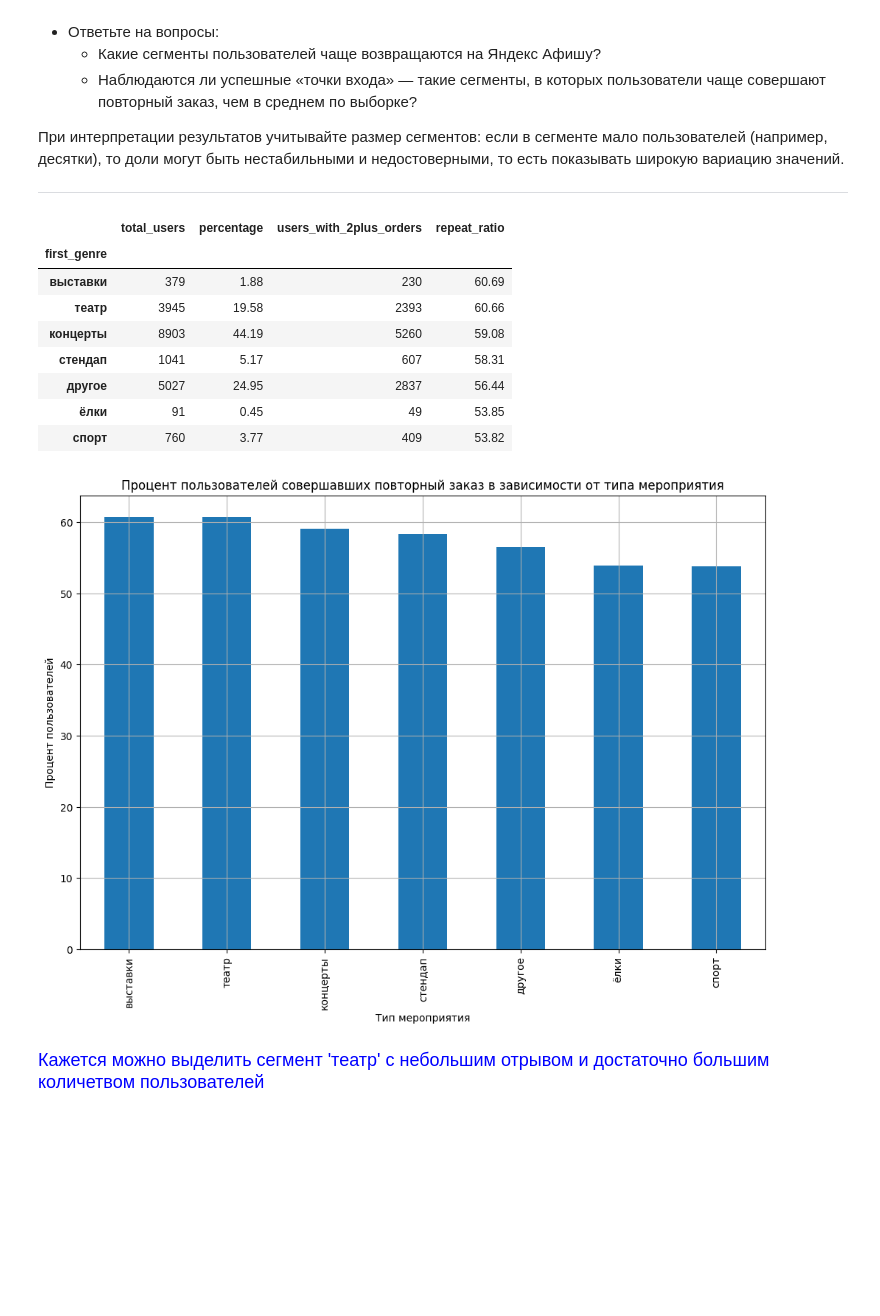
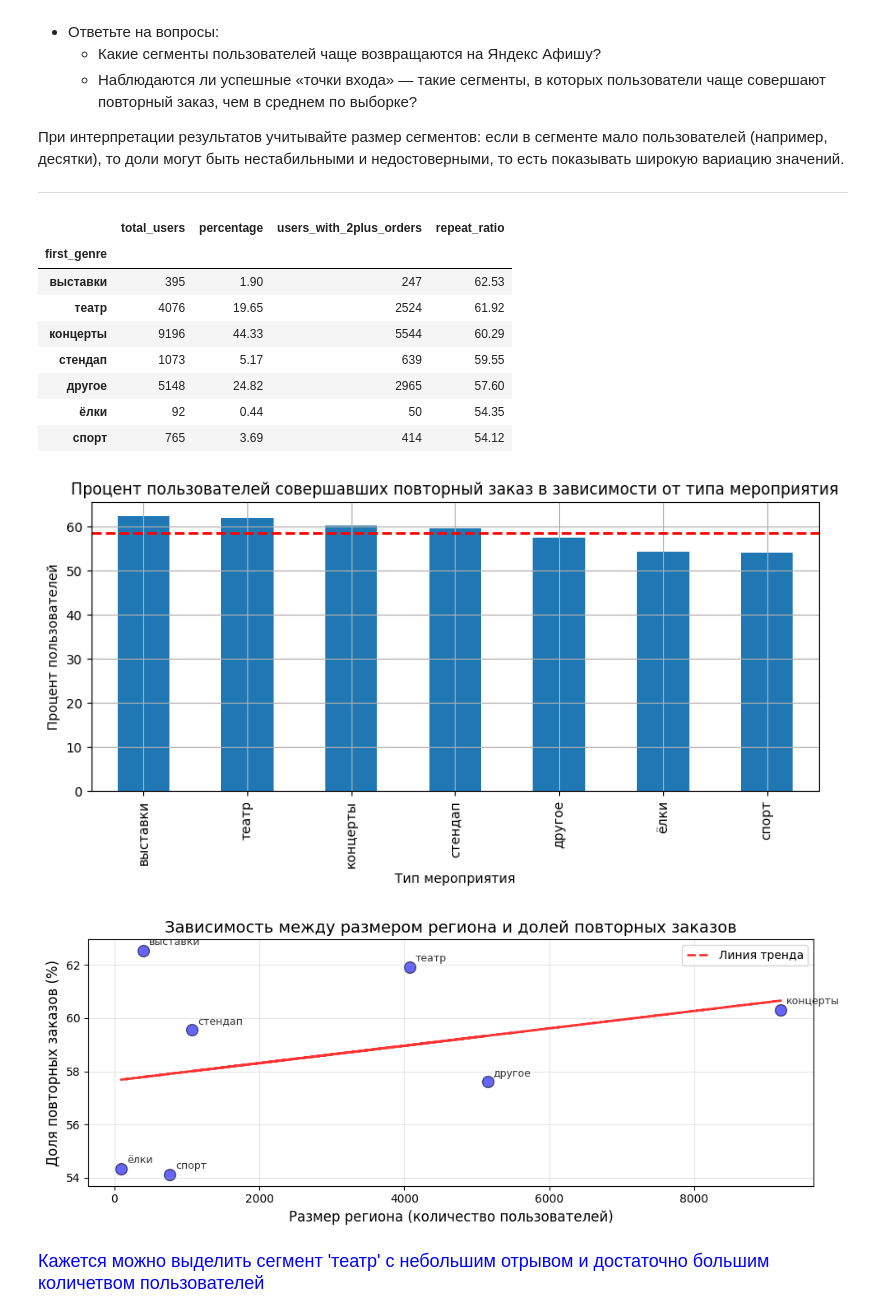
Before and after one commit to relaxeddd/ya-afisha-analysis, a Jupyter notebook: ya-afisha.ipynb, the cells around one changed output. Saved outputs shown, nothing was run; the diff lists cells and outputs as text; code cells hidden in the pictures; blank space fills up the shorter version.

```diff
--- a/ya-afisha.ipynb
+++ b/ya-afisha.ipynb
@@ -635,5 +693,5 @@ print(df.shape[0] - df_filtered_tickets.shape[0])
 # %%
-user_profile = df_filtered_tickets.groupby('user_id').agg(
+user_profile = df.groupby('user_id').agg(
     first_order_date=('order_dt', 'min'),
     last_order_date=('order_dt', 'max'),
     first_device=('device_type_canonical', 'first'),
@@ -646,8 +704,8 @@ user_profile = df_filtered_tickets.groupby('user_id').agg(
     avg_days_between_orders=('days_since_prev', 'mean')     # Среднее время между заказами (исключая NaN)
 ).reset_index()
 # %%
-# Совершил ли пользователь 2 и более заказа
-user_profile['is_two'] = (user_profile['total_orders'] >= 2).astype(int)
-# Совершил ли пользователь 5 и более заказов
-user_profile['is_five'] = (user_profile['total_orders'] >= 5).astype(int)
+user_profile = user_profile.assign(
+    is_two=lambda x: (x['total_orders'] >= 2).astype(int),
+    is_five=lambda x: (x['total_orders'] >= 5).astype(int)
+)
 # %%
@@ -940,2 +1006,4 @@ print(user_profile_filtered.shape)
+# %%
+user_profile = user_profile_total_orders_95
 # %% [markdown]
 <div style="font-size: 18px; line-height: 1.5; color: blue;">
@@ -1076,42 +1126,73 @@ partner_groups
 ---
 # %%
 #Группировка по типу первого мероприятия с отображением процента пользователей с повторными заказами
-event_type_groups_2_orders = user_profile_filtered.groupby('first_genre').agg(
+genre_gr = user_profile.groupby('first_genre').agg(
     total_users=('user_id', 'count'),
-    percentage=('user_id', lambda x: len(x) / len(user_profile_filtered) * 100),
+    percentage=('user_id', lambda x: len(x) / len(user_profile) * 100),
     users_with_2plus_orders=('is_two', 'sum')
 ).round(2)
-event_type_groups_2_orders['repeat_ratio'] = (event_type_groups_2_orders['users_with_2plus_orders'] / event_type_groups_2_orders['total_users'] * 100).round(2)
-event_type_groups_2_orders = event_type_groups_2_orders.sort_values('repeat_ratio', ascending=False)
+genre_gr['repeat_ratio'] = (genre_gr['users_with_2plus_orders'] / genre_gr['total_users'] * 100).round(2)
+genre_gr = genre_gr.sort_values('repeat_ratio', ascending=False)
 
-event_type_groups_2_orders
+genre_gr
 # %% [output]
 |  | total_users | percentage | users_with_2plus_orders | repeat_ratio |
 | first_genre |  |  |  |  |
-| выставки | 379 | 1.88 | 230 | 60.69 |
-| театр | 3945 | 19.58 | 2393 | 60.66 |
-| концерты | 8903 | 44.19 | 5260 | 59.08 |
-| стендап | 1041 | 5.17 | 607 | 58.31 |
-| другое | 5027 | 24.95 | 2837 | 56.44 |
-| ёлки | 91 | 0.45 | 49 | 53.85 |
-| спорт | 760 | 3.77 | 409 | 53.82 |
+| выставки | 395 | 1.90 | 247 | 62.53 |
+| театр | 4076 | 19.65 | 2524 | 61.92 |
+| концерты | 9196 | 44.33 | 5544 | 60.29 |
+| стендап | 1073 | 5.17 | 639 | 59.55 |
+| другое | 5148 | 24.82 | 2965 | 57.60 |
+| ёлки | 92 | 0.44 | 50 | 54.35 |
+| спорт | 765 | 3.69 | 414 | 54.12 |
 # %%
-plt.figure(figsize=(12, 8))
+plt.figure(figsize=(10, 4))
 
-event_type_groups_2_orders['repeat_ratio'].plot(
+genre_gr['repeat_ratio'].plot(
                kind='bar',
                rot=90,
                legend=False,
                title=f'Процент пользователей совершавших повторный заказ в зависимости от типа мероприятия'
 )
 
 plt.grid()
 plt.xlabel('Тип мероприятия')
 plt.ylabel('Процент пользователей')
+plt.axhline(y=genre_gr['repeat_ratio'].mean(), color='red', linestyle='--', linewidth=2)
 
 plt.show()
 # %% [output]
-[figure, old version]
+[figure, new version]
+# %%
+plt.figure(figsize=(10, 4))
+
+plt.scatter(genre_gr['total_users'], genre_gr['repeat_ratio'],
+           alpha=0.6, s=100, color='blue', edgecolors='black')
+
+# Добавляем подписи для крупнейших регионов
+top_regions = genre_gr.sort_values(by='total_users').head(10)  # 10 крупнейших регионов
+for idx, row in top_regions.iterrows():
+    plt.annotate(row.name,
+                (row['total_users'], row['repeat_ratio']),
+                xytext=(5, 5), textcoords='offset points',
+                fontsize=9, alpha=0.8)
+
+plt.xlabel('Размер региона (количество пользователей)', fontsize=12)
+plt.ylabel('Доля повторных заказов (%)', fontsize=12)
+plt.title('Зависимость между размером региона и долей повторных заказов', fontsize=14)
+plt.grid(True, alpha=0.3)
+
+# Добавляем линию тренда
+z = np.polyfit(genre_gr['total_users'], genre_gr['repeat_ratio'], 1)
+p = np.poly1d(z)
+plt.plot(genre_gr['total_users'], p(genre_gr['total_users']),
+         "r--", alpha=0.8, linewidth=2, label='Линия тренда')
+
+plt.legend()
+plt.tight_layout()
+plt.show()
+# %% [output]
+[figure, added]
 # %% [markdown]
 <div style="font-size: 18px; line-height: 1.5; color: blue;">
 Кажется можно выделить сегмент 'театр' с небольшим отрывом и достаточно большим количетвом пользователей
```
Also changed, not shown: parts of 150 cells of this notebook, 2 other files.
